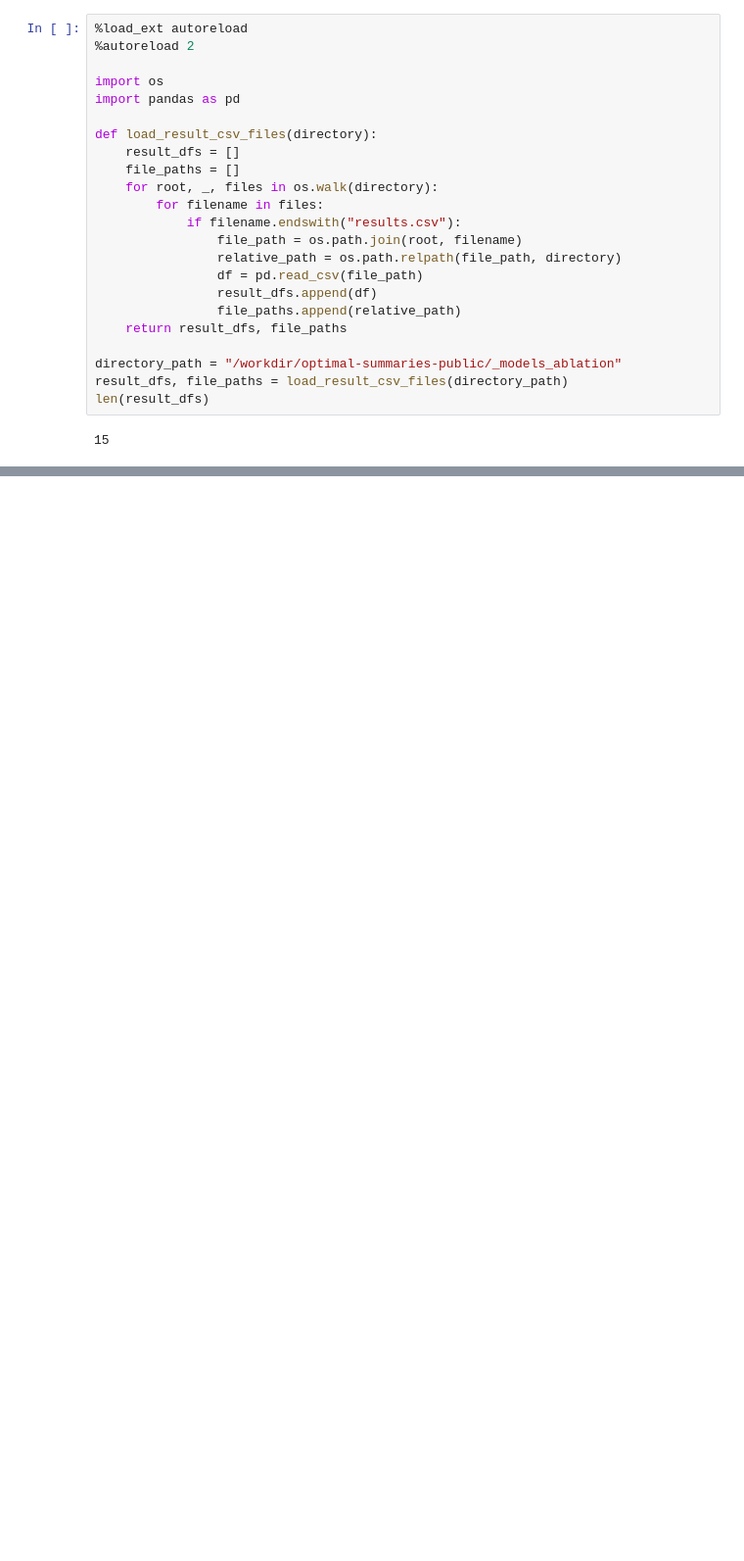
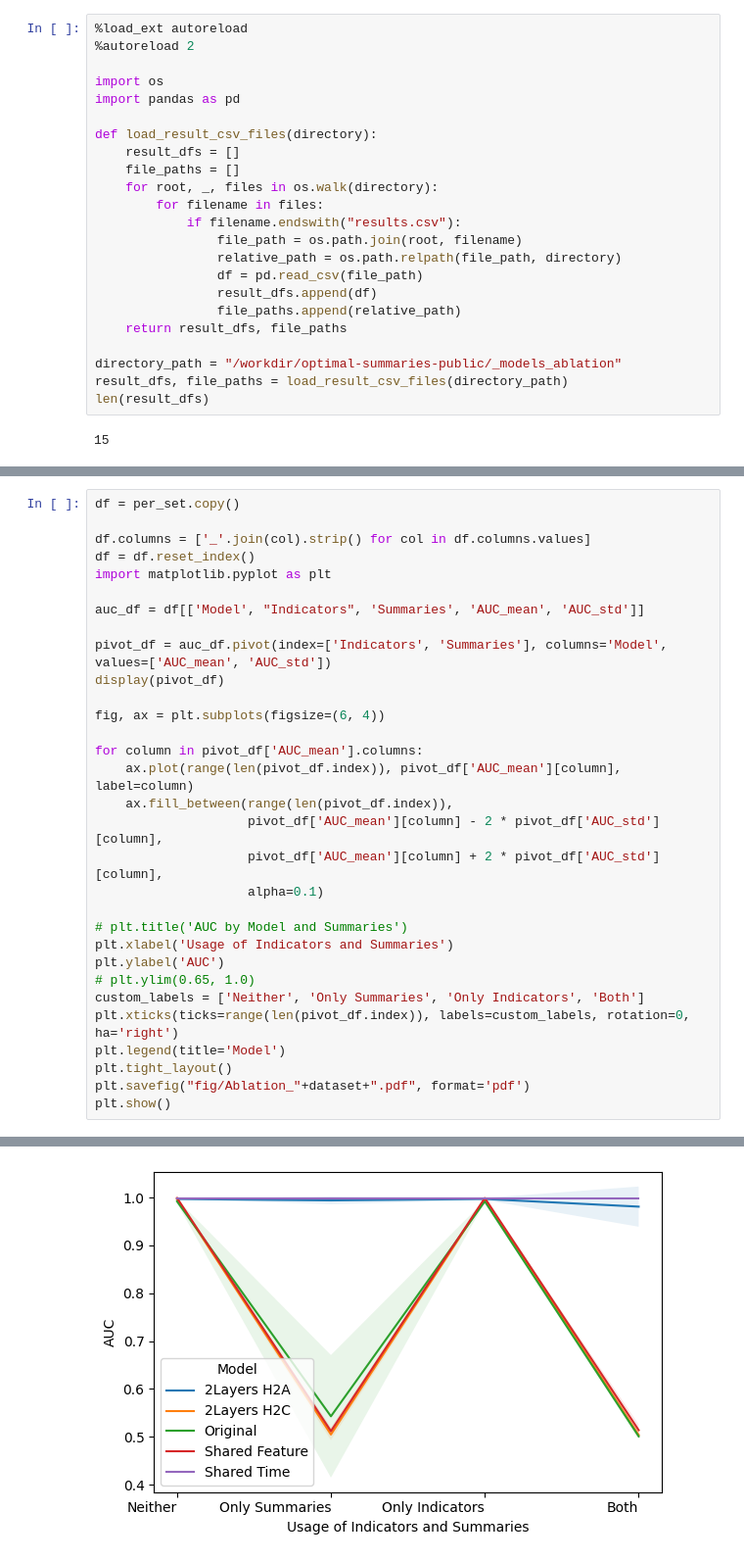
Before and after one commit to KevinArmbruster/optimal-summaries-public, a Jupyter notebook: scripts/combine_results_ablation.ipynb, the cells around one changed output, grey strips where cells are left out. Shown at 98% size. Drawn from its saved outputs; the diff is of its cells as text; blank space fills up the shorter version.

Commit message:
more result visualizations

```diff
--- a/scripts/combine_results_ablation.ipynb
+++ b/scripts/combine_results_ablation.ipynb
@@ -65,0 +179,32 @@ per_set
+# %%
+df = per_set.copy()
+
+df.columns = ['_'.join(col).strip() for col in df.columns.values]
+df = df.reset_index()
+import matplotlib.pyplot as plt
+
+auc_df = df[['Model', "Indicators", 'Summaries', 'AUC_mean', 'AUC_std']]
+
+pivot_df = auc_df.pivot(index=['Indicators', 'Summaries'], columns='Model', values=['AUC_mean', 'AUC_std'])
+display(pivot_df)
+
+fig, ax = plt.subplots(figsize=(6, 4))
+
+for column in pivot_df['AUC_mean'].columns:
+    ax.plot(range(len(pivot_df.index)), pivot_df['AUC_mean'][column], label=column)
+    ax.fill_between(range(len(pivot_df.index)),
+                    pivot_df['AUC_mean'][column] - 2 * pivot_df['AUC_std'][column],
+                    pivot_df['AUC_mean'][column] + 2 * pivot_df['AUC_std'][column],
+                    alpha=0.1)
+
+# plt.title('AUC by Model and Summaries')
+plt.xlabel('Usage of Indicators and Summaries')
+plt.ylabel('AUC')
+# plt.ylim(0.65, 1.0)
+custom_labels = ['Neither', 'Only Summaries', 'Only Indicators', 'Both']
+plt.xticks(ticks=range(len(pivot_df.index)), labels=custom_labels, rotation=0, ha='right')
+plt.legend(title='Model')
+plt.tight_layout()
+plt.savefig("fig/Ablation_"+dataset+".pdf", format='pdf')
+plt.show()
+# %% [output]
@@ -65,0 +218 @@ per_set
+[figure, added]
```
Also changed, not shown: parts of 11 cells of this notebook, 25 other files.
